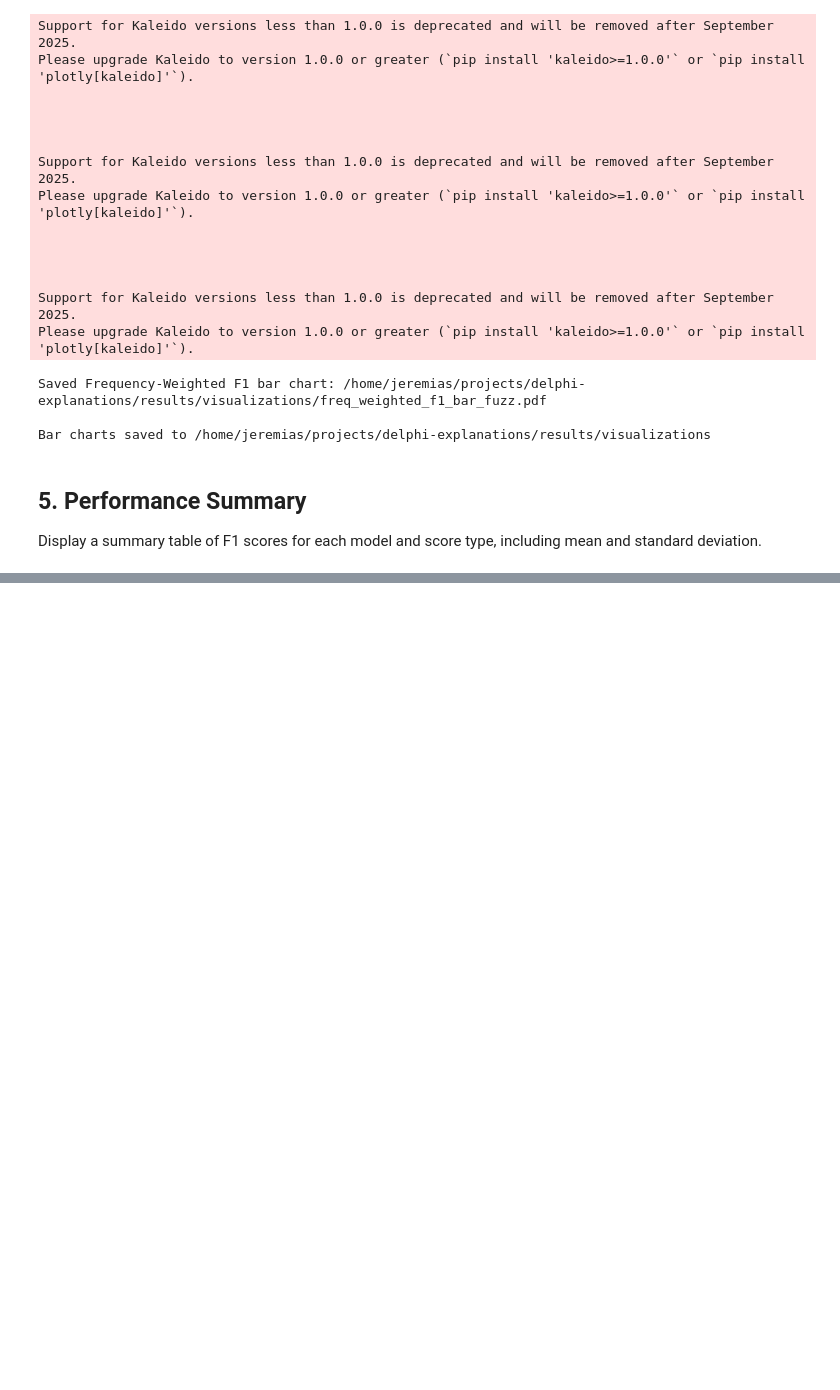
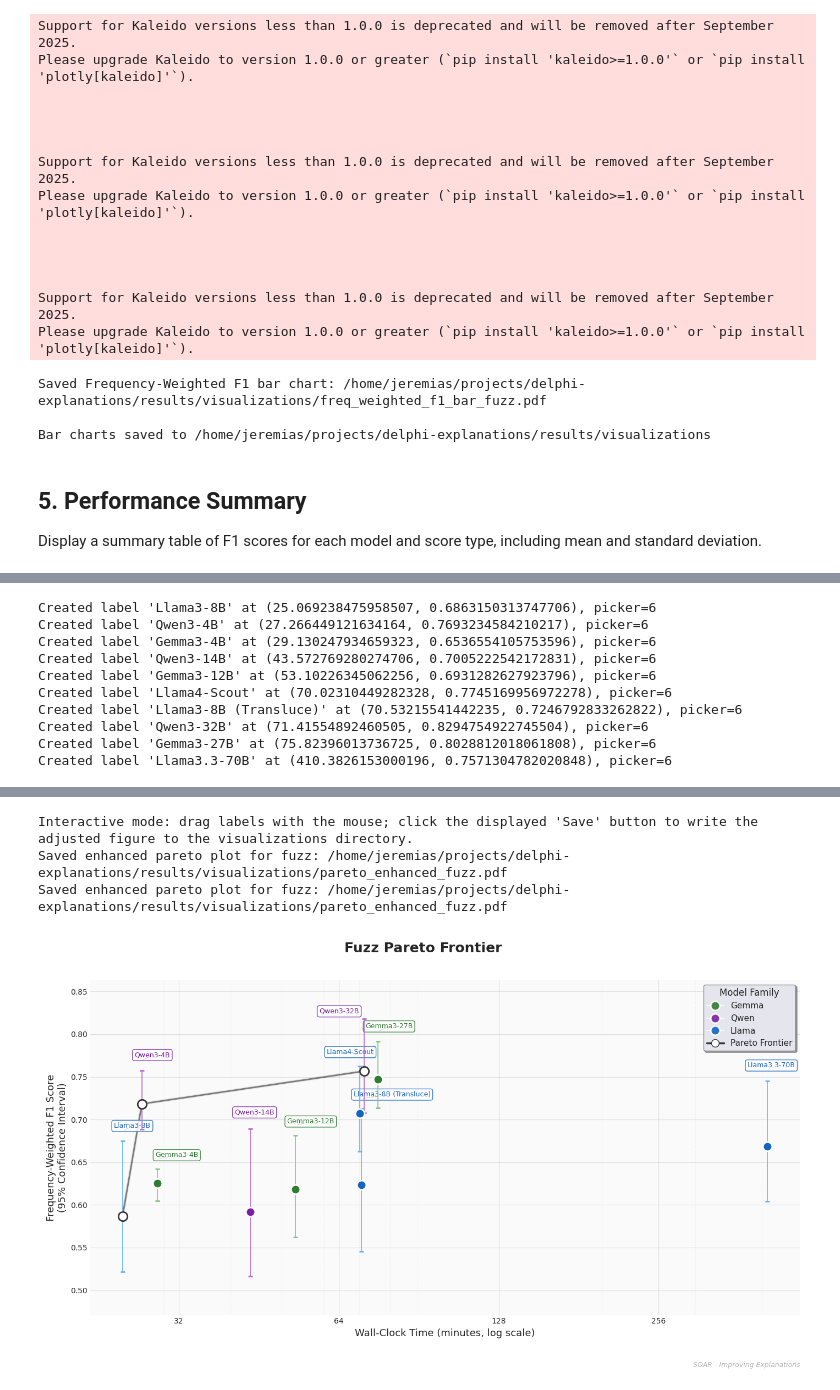
Before and after one commit to Jazhyc/delphi-explanations, a Jupyter notebook: scripts/explainer_model_analysis.ipynb, the cells around one changed output, grey strips where cells are left out. Saved outputs shown, nothing was run; the diff lists cells and outputs as text; code cells hidden in the pictures; blank space fills up the shorter version.

Commit message:
Made label interactive

```diff
--- a/scripts/explainer_model_analysis.ipynb
+++ b/scripts/explainer_model_analysis.ipynb
@@ -51,7 +51,7 @@ px = import_plotly()
 
 # Toggle for whether to run expensive bootstrap resampling
 ENABLE_BOOTSTRAP = True  # Set to True to run bootstrap resampling (slow)
-BOOTSTRAP_SAMPLES = 2000  # Number of bootstrap resamples when enabled
+BOOTSTRAP_SAMPLES = 4000  # Number of bootstrap resamples when enabled
 # Confidence level for CI calculations (e.g. 0.95 for 95% CI). Make configurable.
 CONFIDENCE_LEVEL = 0.95
 
@@ -500,6 +500,10 @@ for st in all_score_types:
     print(f"Computing error bars for score type: {st} (bootstrap={ENABLE_BOOTSTRAP})")
     error_bar_tables[st] = compute_error_bars(model_results, st, enable_bootstrap=ENABLE_BOOTSTRAP, n_boot=BOOTSTRAP_SAMPLES, confidence=CONFIDENCE_LEVEL)
 
+# helper to display nicer score type names
+def score_display_name(st):
+    return 'Fuzzing' if str(st).lower() == 'fuzz' else str(st).title()
+
 # Now create bar charts using precomputed error bars
 for score_type, error_df in error_bar_tables.items():
     if error_df.empty:
@@ -509,7 +513,7 @@ for score_type, error_df in error_bar_tables.items():
         error_df,
         x='model',
         y='frequency_weighted_f1',
-        title=f'Frequency-Weighted F1 Score by Model - {score_type.title()} ({int(CONFIDENCE_LEVEL*100)}% CI)',
+        title=f'Frequency-Weighted F1 Score by Model - {score_display_name(score_type)} ({int(CONFIDENCE_LEVEL*100)}% CI)',
         text='frequency_weighted_f1'
     )
     fig.update_traces(
@@ -936,0 +1068,17 @@ Saved enhanced pareto plot for fuzz: /home/jeremias/projects/delphi-explanations
+# %%
+# Pareto plot for 'fuzz' - simplified wrapper
+# Run this cell alone to get an interactive plot you can drag labels on and save.
+fig_fuzz, dr_fuzz, pts_df_fuzz = plot_pareto('fuzz', save_on_init=True, show=True)
+if fig_fuzz is None:
+    print("Fuzz plot skipped or had no data.")
+# %% [output]
+Created label 'Llama3-8B' at (25.069238475958507, 0.6863150313747706), picker=6
+Created label 'Qwen3-4B' at (27.266449121634164, 0.7693234584210217), picker=6
+Created label 'Gemma3-4B' at (29.130247934659323, 0.6536554105753596), picker=6
+Created label 'Qwen3-14B' at (43.572769280274706, 0.7005222542172831), picker=6
+Created label 'Gemma3-12B' at (53.10226345062256, 0.6931282627923796), picker=6
+Created label 'Llama4-Scout' at (70.02310449282328, 0.7745169956972278), picker=6
+Created label 'Llama3-8B (Transluce)' at (70.53215541442235, 0.7246792833262822), picker=6
+Created label 'Qwen3-32B' at (71.41554892460505, 0.8294754922745504), picker=6
+Created label 'Gemma3-27B' at (75.82396013736725, 0.8028812018061808), picker=6
+Created label 'Llama3.3-70B' at (410.3826153000196, 0.7571304782020848), picker=6
@@ -936,0 +1086,4 @@ Saved enhanced pareto plot for fuzz: /home/jeremias/projects/delphi-explanations
+Interactive mode: drag labels with the mouse; click the displayed 'Save' button to write the adjusted figure to the visualizations directory.
+Saved enhanced pareto plot for fuzz: /home/jeremias/projects/delphi-explanations/results/visualizations/pareto_enhanced_fuzz.pdf
+Saved enhanced pareto plot for fuzz: /home/jeremias/projects/delphi-explanations/results/visualizations/pareto_enhanced_fuzz.pdf
+[figure, added]
```
Also changed, not shown: parts of 5 cells of this notebook.
